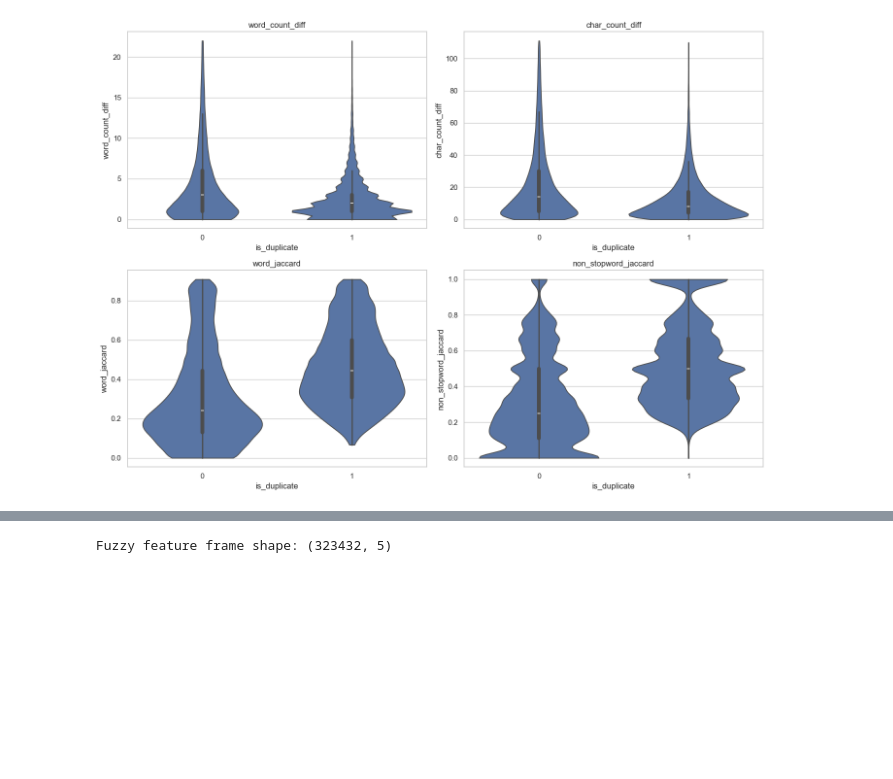
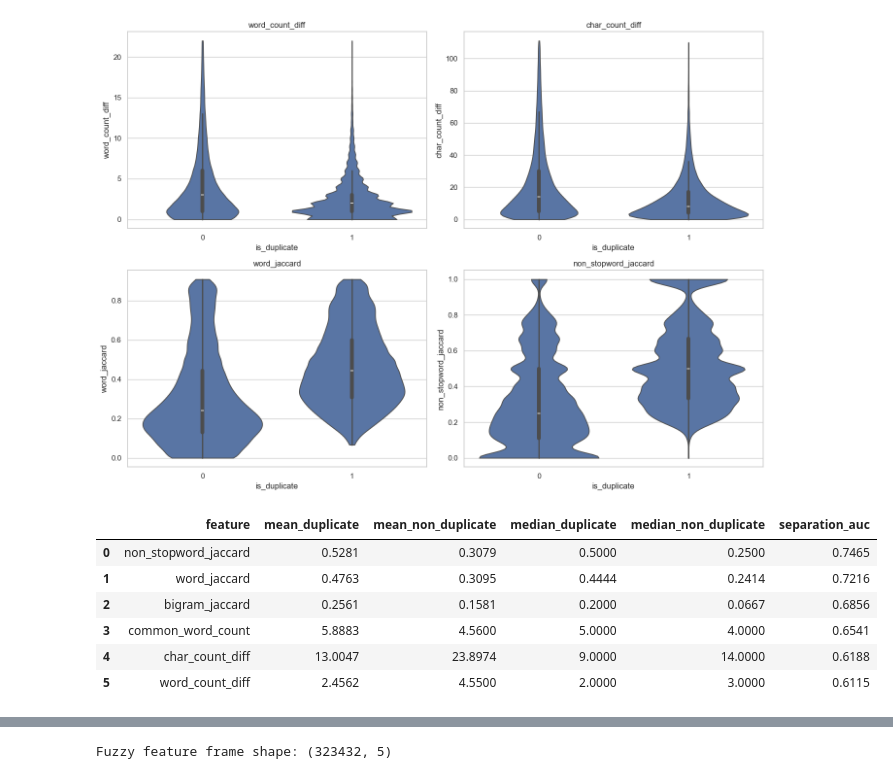
Before and after one commit to Demavend/Quora-project, a Jupyter notebook: notebooks/03_feature_engineering.ipynb, the cells around one changed output, grey strips where cells are left out. Drawn from its saved outputs; the diff is of its cells as text; code cells hidden in the pictures; blank space fills up the shorter version.

```diff
--- a/notebooks/03_feature_engineering.ipynb
+++ b/notebooks/03_feature_engineering.ipynb
@@ -74,6 +79,33 @@ Dataset shape: (323432, 10)
 | 2 | 113125 | How useful is MakeUseOf Answers? | Is there any Q&A site that is not... | how useful is makeuseof answers | is there any q a site that is not... | useful makeuseof answers | q site yahoo answers hate speech ... | 0 |
 | 3 | 266232 | Which is the best place to reside... | Which ia the best place to visit ... | which is the best place to reside... | which ia the best place to visit ... | best place reside india | ia best place visit india | 0 |
 | 4 | 122738 | Why do so many people ask questio... | Why don't many people posting que... | why do so many people ask questio... | why do not many people posting qu... | many people ask questions quora e... | many people posting questions quo... | 1 |
+# %%
+from sklearn.metrics import roc_auc_score
+
+def summarize_feature_group(feature_frame, *, target, feature_names):
+    rows = []
+    for feature in feature_names:
+        if feature not in feature_frame.columns:
+            continue
+        score = feature_frame[feature].to_numpy()
+        auc = roc_auc_score(target, score)
+        auc = max(auc, 1 - auc)
+        rows.append(
+            {
+                "feature": feature,
+                "mean_duplicate": feature_frame.loc[target == 1, feature].mean(),
+                "mean_non_duplicate": feature_frame.loc[target == 0, feature].mean(),
+                "median_duplicate": feature_frame.loc[target == 1, feature].median(),
+                "median_non_duplicate": feature_frame.loc[target == 0, feature].median(),
+                "separation_auc": auc,
+            }
+        )
+
+    return (
+        pd.DataFrame(rows)
+        .sort_values("separation_auc", ascending=False)
+        .reset_index(drop=True)
+    )
 # %% [markdown]
 ## 2. Basic lexical and length features
 
@@ -184,3 +210,19 @@ plt.tight_layout()
 plt.show()
 # %% [output]
 [figure]
+# %%
+basic_summary = summarize_feature_group(
+    basic_features,
+    target=df[target_col],
+    feature_names=selected_basic,
+)
+
+basic_summary.round(4)
+# %% [output]
+|  | feature | mean_duplicate | mean_non_duplicate | median_duplicate | median_non_duplicate | separation_auc |
+| 0 | non_stopword_jaccard | 0.5281 | 0.3079 | 0.5000 | 0.2500 | 0.7465 |
+| 1 | word_jaccard | 0.4763 | 0.3095 | 0.4444 | 0.2414 | 0.7216 |
+| 2 | bigram_jaccard | 0.2561 | 0.1581 | 0.2000 | 0.0667 | 0.6856 |
+| 3 | common_word_count | 5.8883 | 4.5600 | 5.0000 | 4.0000 | 0.6541 |
+| 4 | char_count_diff | 13.0047 | 23.8974 | 9.0000 | 14.0000 | 0.6188 |
+| 5 | word_count_diff | 2.4562 | 4.5500 | 2.0000 | 3.0000 | 0.6115 |
```
Also changed, not shown: parts of 28 cells of this notebook, 7 other files.
